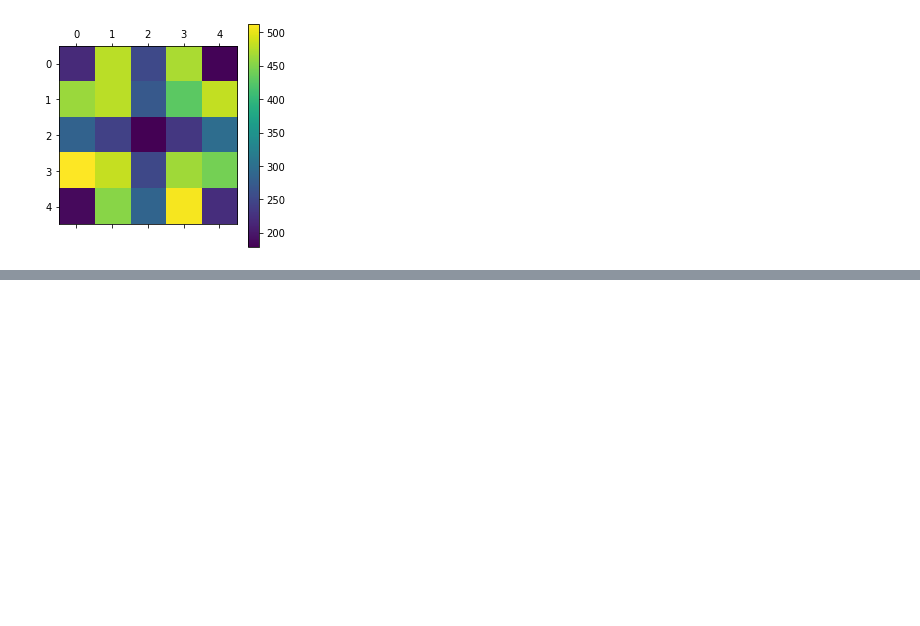
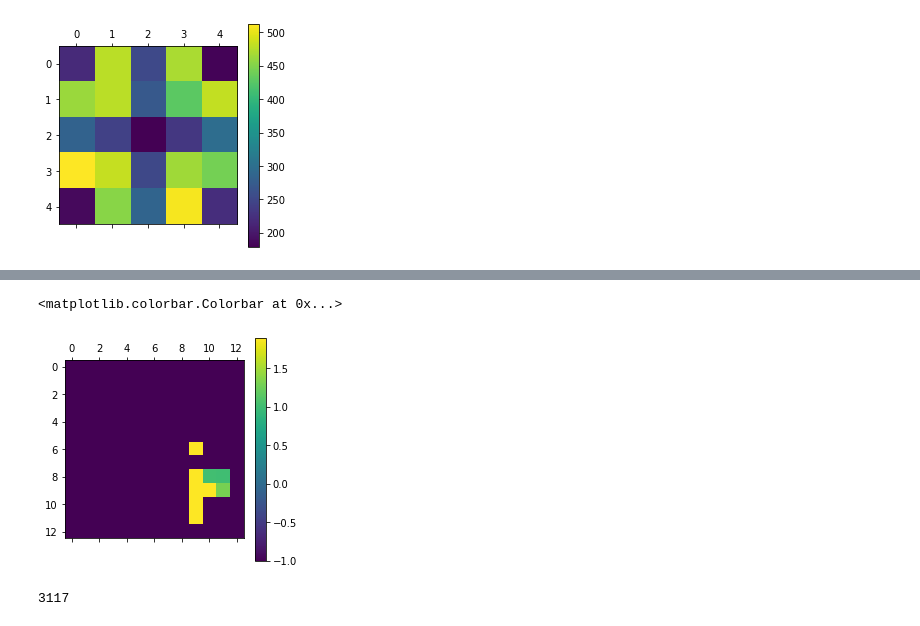
Before and after one commit to sophiaas/rlbase, a Jupyter notebook: rlbase/options_grids.ipynb, the cells around one changed output, grey strips where cells are left out. Drawn from its saved outputs; the diff is of its cells as text; code cells hidden in the pictures; blank space fills up the shorter version.

```diff
--- a/rlbase/options_grids.ipynb
+++ b/rlbase/options_grids.ipynb
@@ -165,0 +137,23 @@ for i,grid in grids.items():
+# %%
+def plot_option_trajectory_grid(coords, options):
+    grid = np.ones((13,13)) * -1
+    coords_counts = {x: len([y for y in coords if y == x]) for x in set(coords)}
+    for i, c in enumerate(coords):
+        grid[c[0], c[1]] = options[i] + 1 + .9 / coords_counts[c]
+        coords_counts[c] += 1
+    return grid
+# %%
+idx = 3105
+# %%
+g = plot_option_trajectory_grid(df.coords[idx], df.option[idx])
+idx+=1
+# %%
+plt.matshow(g)
+plt.colorbar()
+# %% [output]
+<matplotlib.colorbar.Colorbar at 0x...>
+[figure, added]
+# %%
+idx
+# %% [output]
+3117
```
Also changed, not shown: parts of 19 cells of this notebook, 2 other files.
